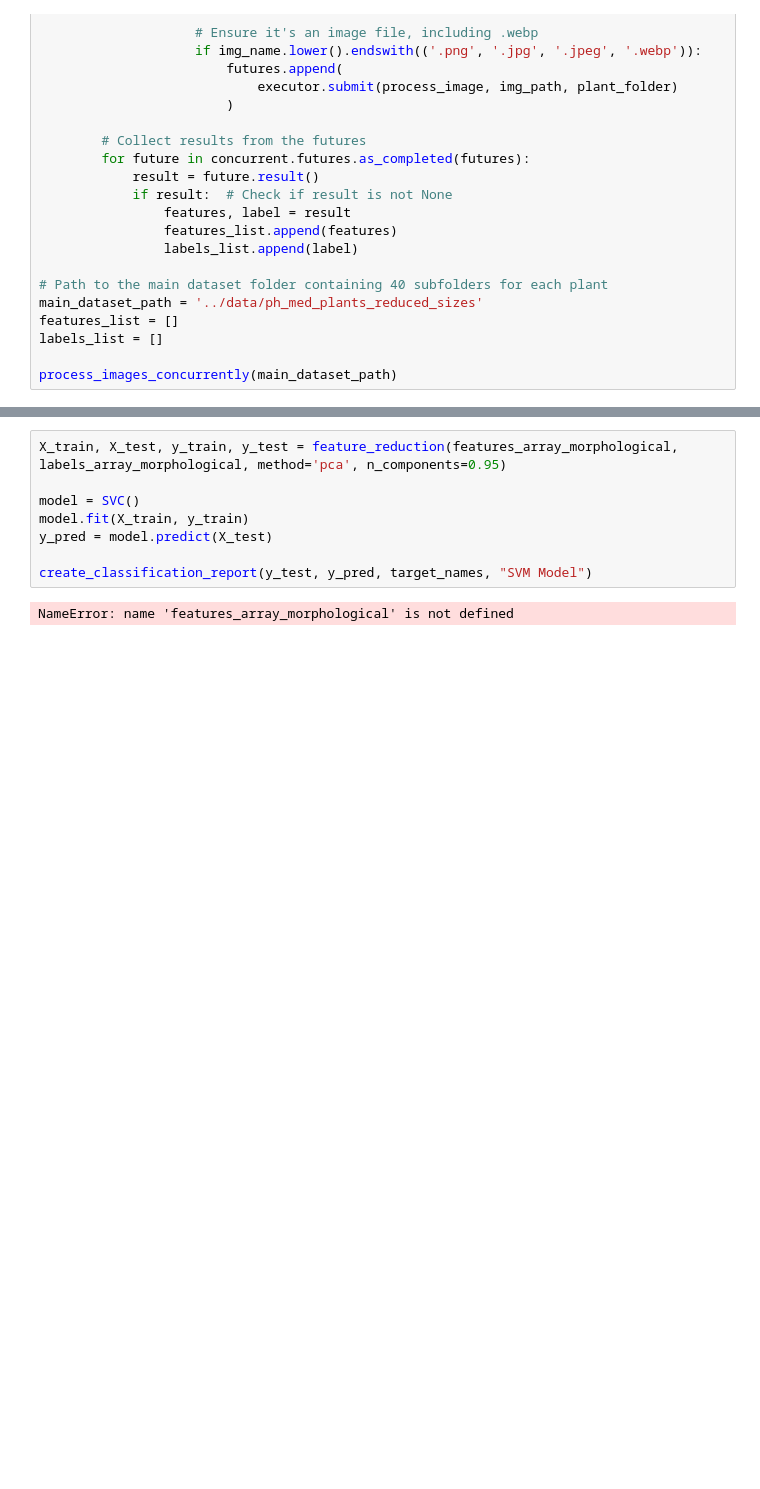
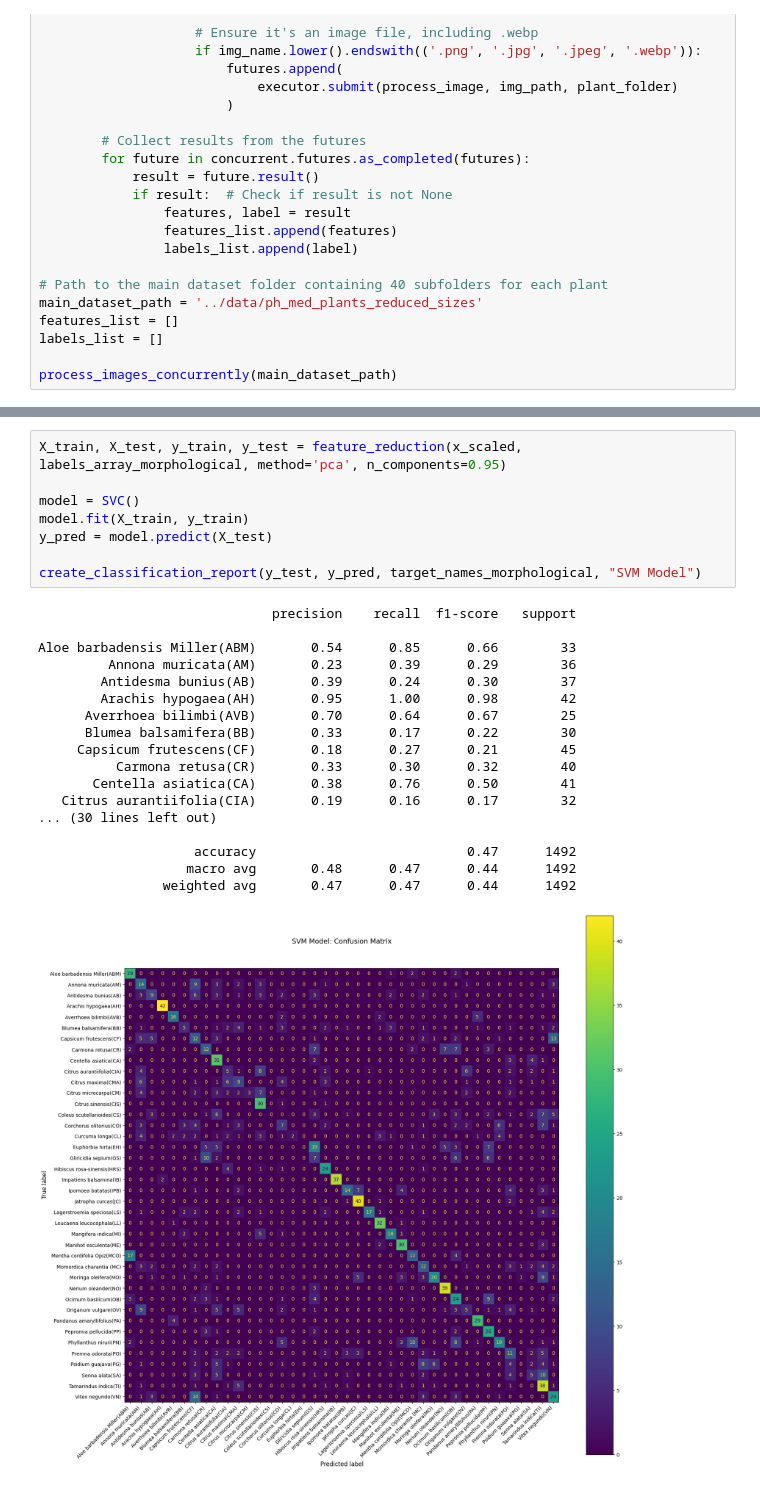
Before and after one commit to mkmksto/ai221_final_project, a Jupyter notebook: notebooks/cantor_test_1.ipynb, the cells around one changed output, grey strips where cells are left out. Drawn from its saved outputs; the diff is of its cells as text; blank space fills up the shorter version.

```diff
--- a/notebooks/cantor_test_1.ipynb
+++ b/notebooks/cantor_test_1.ipynb
@@ -729,10 +745,27 @@ plt.show()
 # %%
-X_train, X_test, y_train, y_test = feature_reduction(features_array_morphological, labels_array_morphological, method='pca', n_components=0.95)
+X_train, X_test, y_train, y_test = feature_reduction(x_scaled, labels_array_morphological, method='pca', n_components=0.95)
 
 model = SVC()
 model.fit(X_train, y_train)
 y_pred = model.predict(X_test)
 
-create_classification_report(y_test, y_pred, target_names, "SVM Model")
+create_classification_report(y_test, y_pred, target_names_morphological, "SVM Model")
 # %% [output]
-NameError: name 'features_array_morphological' is not defined
+                              precision    recall  f1-score   support
+
+Aloe barbadensis Miller(ABM)       0.54      0.85      0.66        33
+         Annona muricata(AM)       0.23      0.39      0.29        36
+        Antidesma bunius(AB)       0.39      0.24      0.30        37
+        Arachis hypogaea(AH)       0.95      1.00      0.98        42
+      Averrhoea bilimbi(AVB)       0.70      0.64      0.67        25
+      Blumea balsamifera(BB)       0.33      0.17      0.22        30
+     Capsicum frutescens(CF)       0.18      0.27      0.21        45
+          Carmona retusa(CR)       0.33      0.30      0.32        40
+       Centella asiatica(CA)       0.38      0.76      0.50        41
+   Citrus aurantiifolia(CIA)       0.19      0.16      0.17        32
+... (30 lines left out)
+
+                    accuracy                           0.47      1492
+                   macro avg       0.48      0.47      0.44      1492
+                weighted avg       0.47      0.47      0.44      1492
+[figure, added]
```
Also changed, not shown: parts of 6 cells of this notebook, 1 other file.
